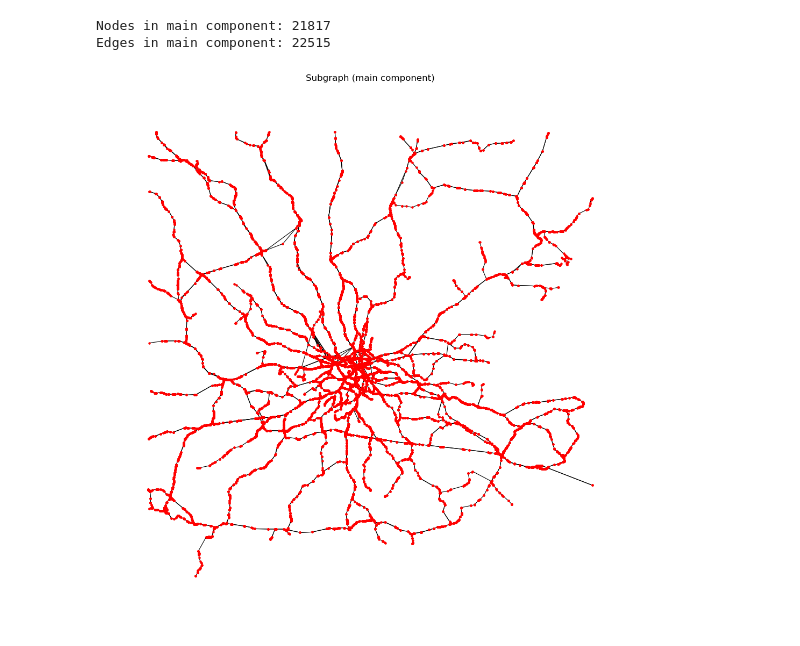
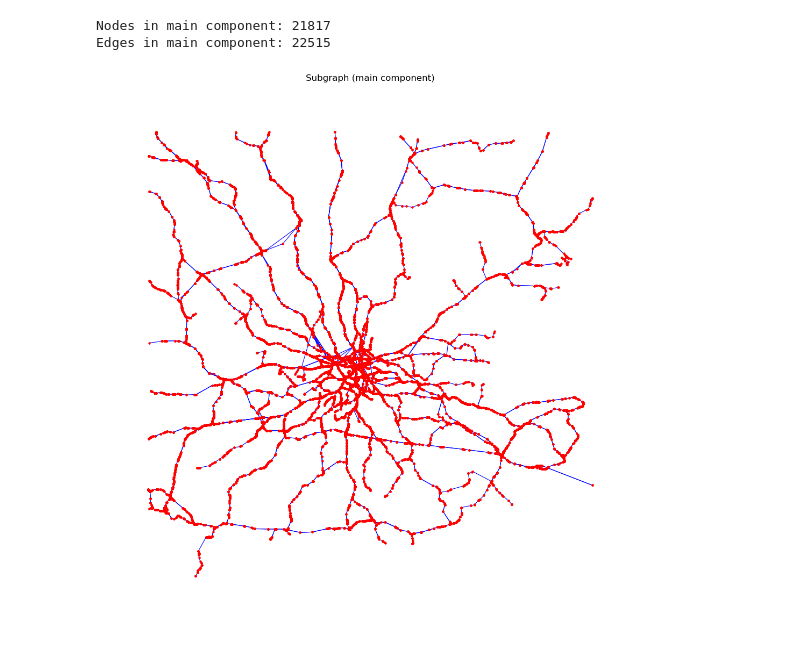
Before and after one commit to thibaultquentin66-lang/resilience_freight_train_UK, a Jupyter notebook: Final_Work.ipynb, the cells around one changed output. Cells and saved outputs as stored; diff of their text form; code cells hidden in the pictures.

```diff
--- a/Final_Work.ipynb
+++ b/Final_Work.ipynb
@@ -26,6 +26,7 @@ Train_Planning_file = "data/TrainPlanningRules.xml"
 Stops = "data/Stops.csv"
 loading_gauge = "data/loading_gauge.geojson"
 nodes_file = "nodes.csv"
+STANOX_TIPLOC = "data/STANOX_TIPLOC.csv"
 # %% [markdown]
 ## Import of the datasets and conversion into a csv file
 # %%
@@ -317,3 +320,6 @@ elr
+# %%
+df_STAN_TIP = pd.read_csv(STANOX_TIPLOC)
+df_name_final = df_STAN_TIP.merge(df_name_loc, left_on="TIPLOC", right_on="tiploc", how="left")
 # %%
 df_final = gpd.sjoin(
     df_complete,
@@ -340,9 +348,9 @@ Index(['id', 'tiploc', 'name', 'lat', 'long', 'crsCode'], dtype='object')
 # %%
 G = nx.Graph()
 
-for _, row in df_name_loc.iterrows():
+for _, row in df_name_final.iterrows():
 
-    node_id = row["tiploc"] if pd.notna(row["tiploc"]) else row["id"]
+    node_id = row["tiploc"] if pd.notna(row["tiploc"]) else f"station_{_}" #If no tiploc, create a unique ID
 
     G.add_node(
         node_id,
@@ -350,7 +358,9 @@ for _, row in df_name_loc.iterrows():
         name=row["name"],
         lat=row["lat"],
         lon=row["long"],
-        crs=row["crsCode"]
+        crs=row["crsCode"],
+        tiploc=row["tiploc"],
+        stanox=row["STANOX"]
     )
 
 for _, row in df_final.iterrows():
@@ -378,7 +388,7 @@ for _, row in df_final.iterrows():
 #We merge the two dataframe into a graph
 osm_nodes = np.array([node for node in G.nodes if isinstance(node, tuple)])
 
-for _, row in df_name_loc.iterrows():
+for _, row in df_name_final.iterrows():
 
     station_id = row["tiploc"] if pd.notna(row["tiploc"]) else row["id"]
     station_point = np.array([row["long"], row["lat"]])
@@ -759,21 +769,21 @@ Edges in main component: 22515
 # %%
 import matplotlib.pyplot as plt
 
 # Build position dict from node IDs (lon, lat)
 pos = {n: (n[0], n[1]) for n in G_sub_main.nodes()}
 
 plt.figure(figsize=(10, 10))
 nx.draw(
     G_sub_main,
     pos,
     node_size=5,
-    edge_color="black",
+    edge_color="blue",
     width=0.8,
     node_color="red"
 )
 plt.title("Subgraph (main component)")
 plt.xlabel("Longitude")
 plt.ylabel("Latitude")
 plt.show()
 # %% [output]
-[figure, old version]
+[figure, new version]
```
Also changed, not shown: parts of 2 cells of this notebook, 1 other file.
